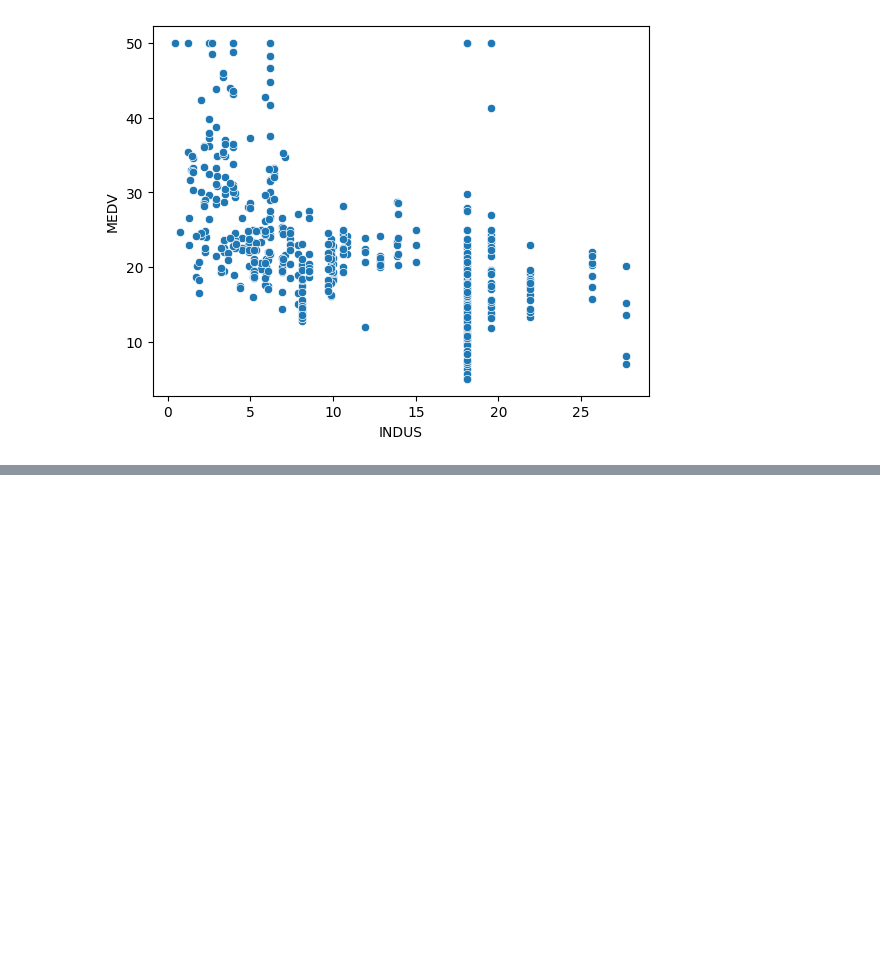
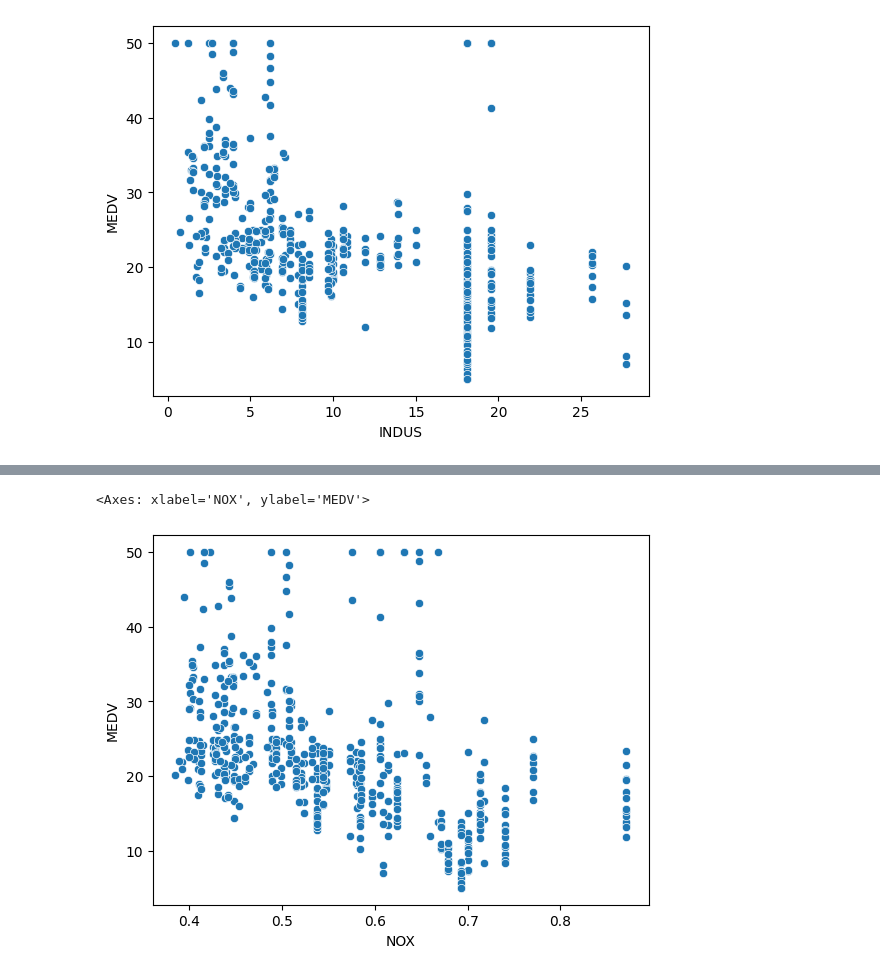
Before and after one commit to SunilPant054/BOSTON, a Jupyter notebook: boston.ipynb, the cells around one changed output, grey strips where cells are left out. Saved outputs shown, nothing was run; the diff lists cells and outputs as text; code cells hidden in the pictures; blank space fills up the shorter version.

```diff
--- a/boston.ipynb
+++ b/boston.ipynb
@@ -98,0 +99,6 @@ sns.scatterplot(x='INDUS', y='MEDV', data=df)
+# %%
+# NOX = nitrogen oxides concentration (parts per 10 million)
+sns.scatterplot(x='NOX', y='MEDV',data=df)
+# %% [output]
+<Axes: xlabel='NOX', ylabel='MEDV'>
+[figure, added]
```
Also changed, not shown: parts of 11 cells of this notebook.
